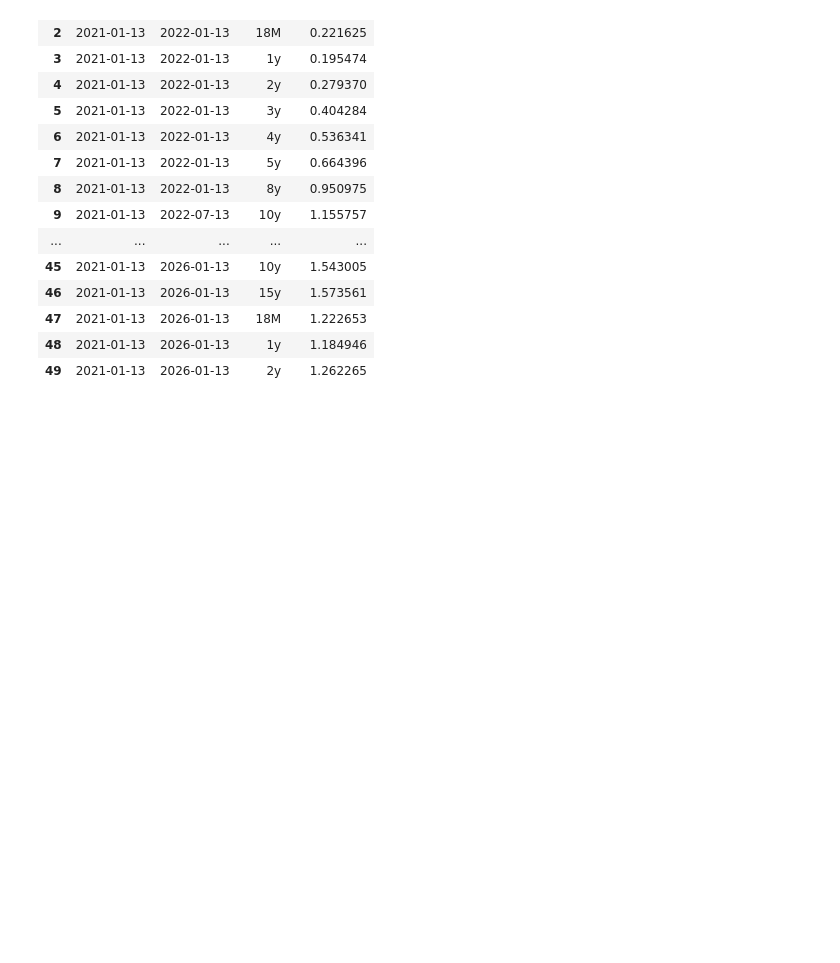
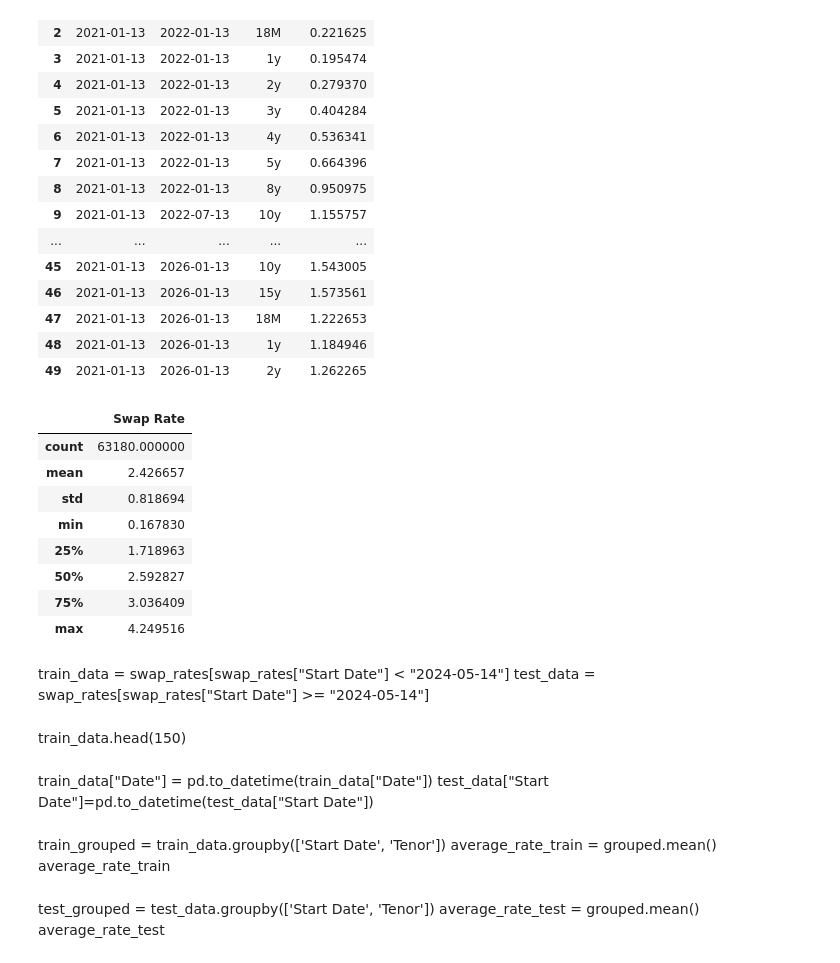
Before and after one commit to Owenliu50377/UBS-Contest, a Jupyter notebook: codes/rates_avg.ipynb, the cells around one changed output. Cells and saved outputs as stored; diff of their text form; code cells hidden in the pictures; blank space fills up the shorter version.

```diff
--- a/codes/rates_avg.ipynb
+++ b/codes/rates_avg.ipynb
@@ -22,3 +22,31 @@ swap_rates.head(50)
 | 47 | 2021-01-13 | 2026-01-13 | 18M | 1.222653 |
 | 48 | 2021-01-13 | 2026-01-13 | 1y | 1.184946 |
 | 49 | 2021-01-13 | 2026-01-13 | 2y | 1.262265 |
+# %%
+swap_rates.describe()
+# %% [output]
+|  | Swap Rate |
+| count | 63180.000000 |
+| mean | 2.426657 |
+| std | 0.818694 |
+| min | 0.167830 |
+| 25% | 1.718963 |
+| 50% | 2.592827 |
+| 75% | 3.036409 |
+| max | 4.249516 |
+# %% [markdown]
+train_data = swap_rates[swap_rates["Start Date"] < "2024-05-14"]
+test_data = swap_rates[swap_rates["Start Date"] >= "2024-05-14"]
+# %% [markdown]
+train_data.head(150)
+# %% [markdown]
+train_data["Date"] = pd.to_datetime(train_data["Date"])
+test_data["Start Date"]=pd.to_datetime(test_data["Start Date"])
+# %% [markdown]
+train_grouped = train_data.groupby(['Start Date', 'Tenor'])
+average_rate_train = grouped.mean()
+average_rate_train
+# %% [markdown]
+test_grouped = test_data.groupby(['Start Date', 'Tenor'])
+average_rate_test = grouped.mean()
+average_rate_test
```
Also changed, not shown: parts of 26 cells of this notebook.
